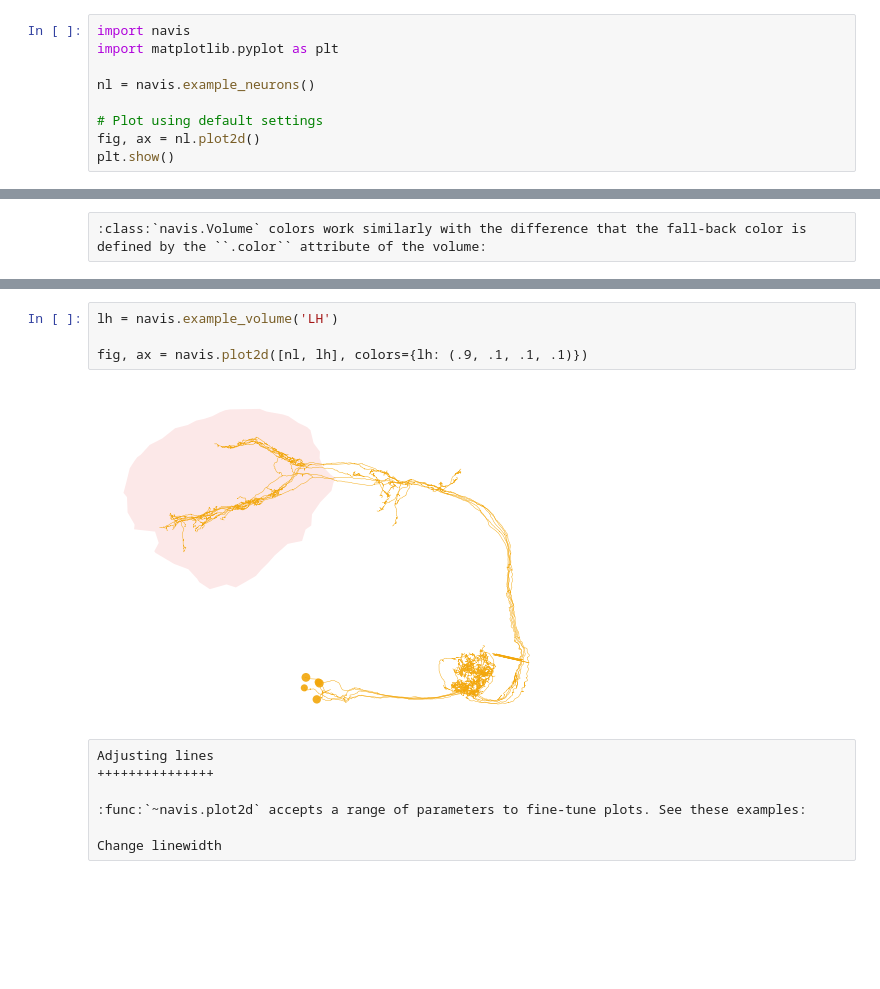
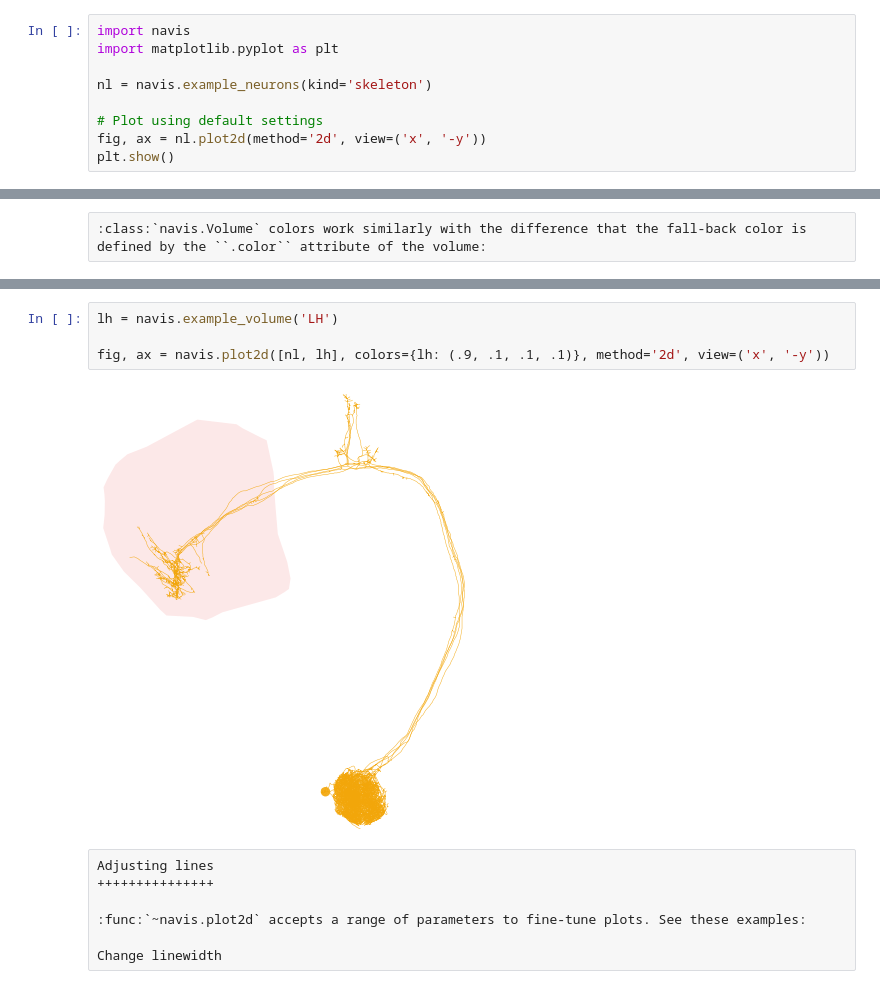
Before and after one commit to navis-org/navis, a Jupyter notebook: docs/source/tutorials/plotting.ipynb, the cells around one changed output, grey strips where cells are left out. Drawn from its saved outputs; the diff is of its cells as text; blank space fills up the shorter version.

```diff
--- a/docs/source/tutorials/plotting.ipynb
+++ b/docs/source/tutorials/plotting.ipynb
@@ -19,9 +29,9 @@ This uses matplotlib to generate 2D plots. The big advantage is that you can sav
 import navis
 import matplotlib.pyplot as plt
 
-nl = navis.example_neurons()
+nl = navis.example_neurons(kind='skeleton')
 
 # Plot using default settings
-fig, ax = nl.plot2d()
+fig, ax = nl.plot2d(method='2d', view=('x', '-y'))
 plt.show()
 # %% [output]
@@ -263,9 +297,9 @@ fig, ax = navis.plot2d([nl, lh])
 # %%
 lh = navis.example_volume('LH')
 
-fig, ax = navis.plot2d([nl, lh], colors={lh: (.9, .1, .1, .1)})
+fig, ax = navis.plot2d([nl, lh], colors={lh: (.9, .1, .1, .1)}, method='2d', view=('x', '-y'))
 # %% [output]
-[figure, old version]
+[figure, new version]
 # %% [raw]
 Adjusting lines
 +++++++++++++++
```
Also changed, not shown: parts of 30 cells of this notebook, 7 other files.
